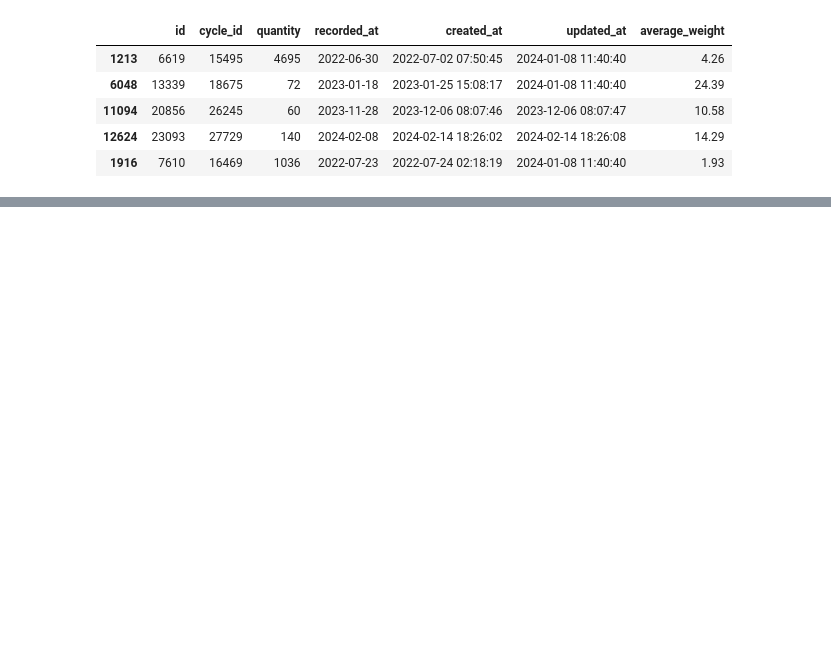
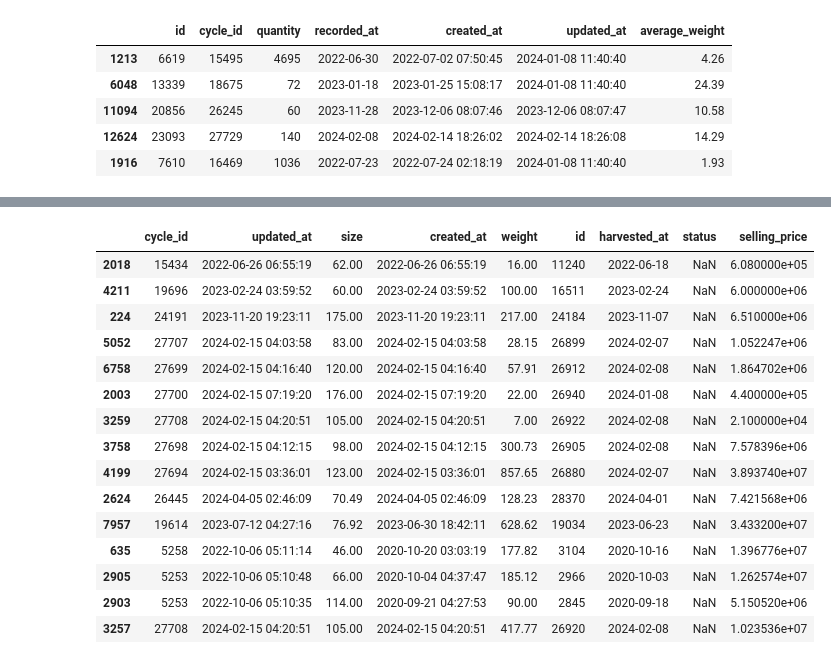
Before and after one commit to zylbergs/Jala, a Jupyter notebook: main_eda.ipynb, the cells around one changed output, grey strips where cells are left out. Drawn from its saved outputs; the diff is of its cells as text; code cells hidden in the pictures; blank space fills up the shorter version.

```diff
--- a/main_eda.ipynb
+++ b/main_eda.ipynb
@@ -313,0 +376,19 @@ check_health(sam)
+# %%
+har[har.status.isnull()].sample(15)
+# %% [output]
+|  | cycle_id | updated_at | size | created_at | weight | id | harvested_at | status | selling_price |
+| 2018 | 15434 | 2022-06-26 06:55:19 | 62.00 | 2022-06-26 06:55:19 | 16.00 | 11240 | 2022-06-18 | NaN | 6.080000e+05 |
+| 4211 | 19696 | 2023-02-24 03:59:52 | 60.00 | 2023-02-24 03:59:52 | 100.00 | 16511 | 2023-02-24 | NaN | 6.000000e+06 |
+| 224 | 24191 | 2023-11-20 19:23:11 | 175.00 | 2023-11-20 19:23:11 | 217.00 | 24184 | 2023-11-07 | NaN | 6.510000e+06 |
+| 5052 | 27707 | 2024-02-15 04:03:58 | 83.00 | 2024-02-15 04:03:58 | 28.15 | 26899 | 2024-02-07 | NaN | 1.052247e+06 |
+| 6758 | 27699 | 2024-02-15 04:16:40 | 120.00 | 2024-02-15 04:16:40 | 57.91 | 26912 | 2024-02-08 | NaN | 1.864702e+06 |
+| 2003 | 27700 | 2024-02-15 07:19:20 | 176.00 | 2024-02-15 07:19:20 | 22.00 | 26940 | 2024-01-08 | NaN | 4.400000e+05 |
+| 3259 | 27708 | 2024-02-15 04:20:51 | 105.00 | 2024-02-15 04:20:51 | 7.00 | 26922 | 2024-02-08 | NaN | 2.100000e+04 |
+| 3758 | 27698 | 2024-02-15 04:12:15 | 98.00 | 2024-02-15 04:12:15 | 300.73 | 26905 | 2024-02-08 | NaN | 7.578396e+06 |
+| 4199 | 27694 | 2024-02-15 03:36:01 | 123.00 | 2024-02-15 03:36:01 | 857.65 | 26880 | 2024-02-07 | NaN | 3.893740e+07 |
+| 2624 | 26445 | 2024-04-05 02:46:09 | 70.49 | 2024-04-05 02:46:09 | 128.23 | 28370 | 2024-04-01 | NaN | 7.421568e+06 |
+| 7957 | 19614 | 2023-07-12 04:27:16 | 76.92 | 2023-06-30 18:42:11 | 628.62 | 19034 | 2023-06-23 | NaN | 3.433200e+07 |
+| 635 | 5258 | 2022-10-06 05:11:14 | 46.00 | 2020-10-20 03:03:19 | 177.82 | 3104 | 2020-10-16 | NaN | 1.396776e+07 |
+| 2905 | 5253 | 2022-10-06 05:10:48 | 66.00 | 2020-10-04 04:37:47 | 185.12 | 2966 | 2020-10-03 | NaN | 1.262574e+07 |
+| 2903 | 5253 | 2022-10-06 05:10:35 | 114.00 | 2020-09-21 04:27:53 | 90.00 | 2845 | 2020-09-18 | NaN | 5.150520e+06 |
+| 3257 | 27708 | 2024-02-15 04:20:51 | 105.00 | 2024-02-15 04:20:51 | 417.77 | 26920 | 2024-02-08 | NaN | 1.023536e+07 |
```
Also changed, not shown: parts of 25 cells of this notebook, 1 other file.
